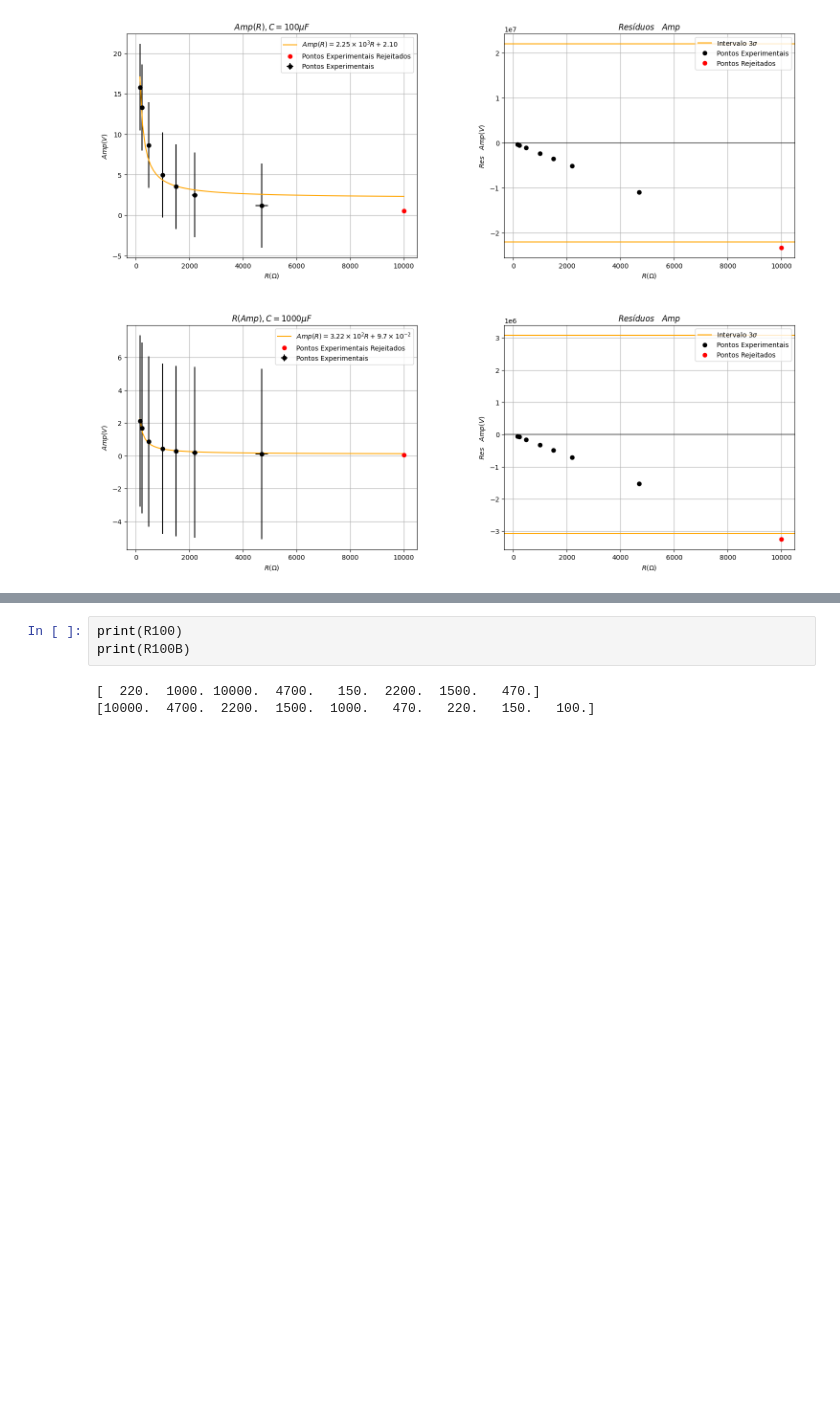
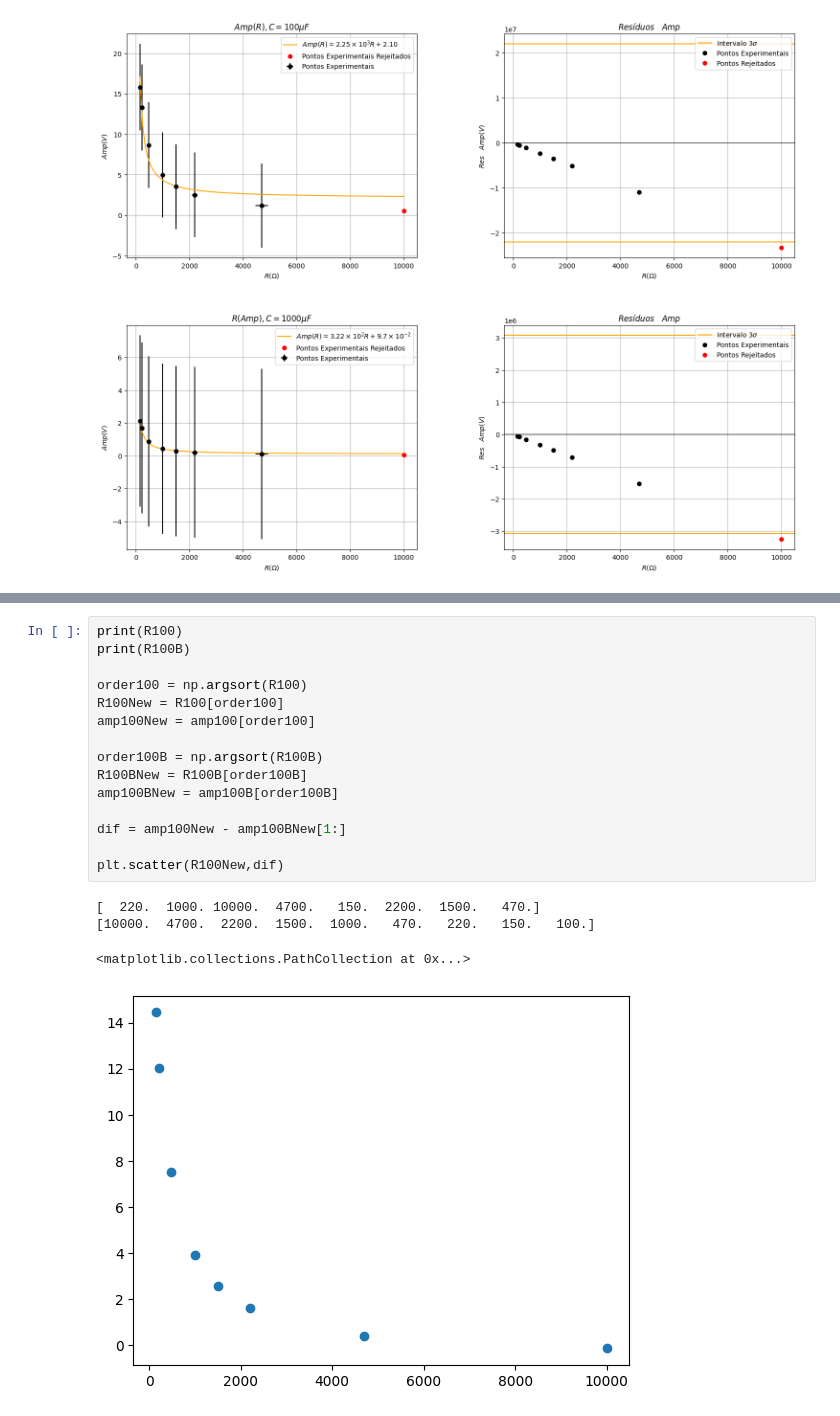
Before and after one commit to tivg0/labs-II, a Jupyter notebook: eletr/semana2/Fontes.ipynb, the cells around one changed output, grey strips where cells are left out. Cells and saved outputs as stored; diff of their text form; blank space fills up the shorter version.

```diff
--- a/eletr/semana2/Fontes.ipynb
+++ b/eletr/semana2/Fontes.ipynb
@@ -74,6 +78,20 @@ array([<scipy.odr._odrpack.Output object at 0x...>,
 # %%
 print(R100)
 print(R100B)
+
+order100 = np.argsort(R100)
+R100New = R100[order100]
+amp100New = amp100[order100]
+
+order100B = np.argsort(R100B)
+R100BNew = R100B[order100B]
+amp100BNew = amp100B[order100B]
+
+dif = amp100New - amp100BNew[1:]
+
+plt.scatter(R100New,dif)
 # %% [output]
 [  220.  1000. 10000.  4700.   150.  2200.  1500.   470.]
 [10000.  4700.  2200.  1500.  1000.   470.   220.   150.   100.]
+<matplotlib.collections.PathCollection at 0x...>
+[figure, added]
```
Also changed, not shown: parts of 12 cells of this notebook.
